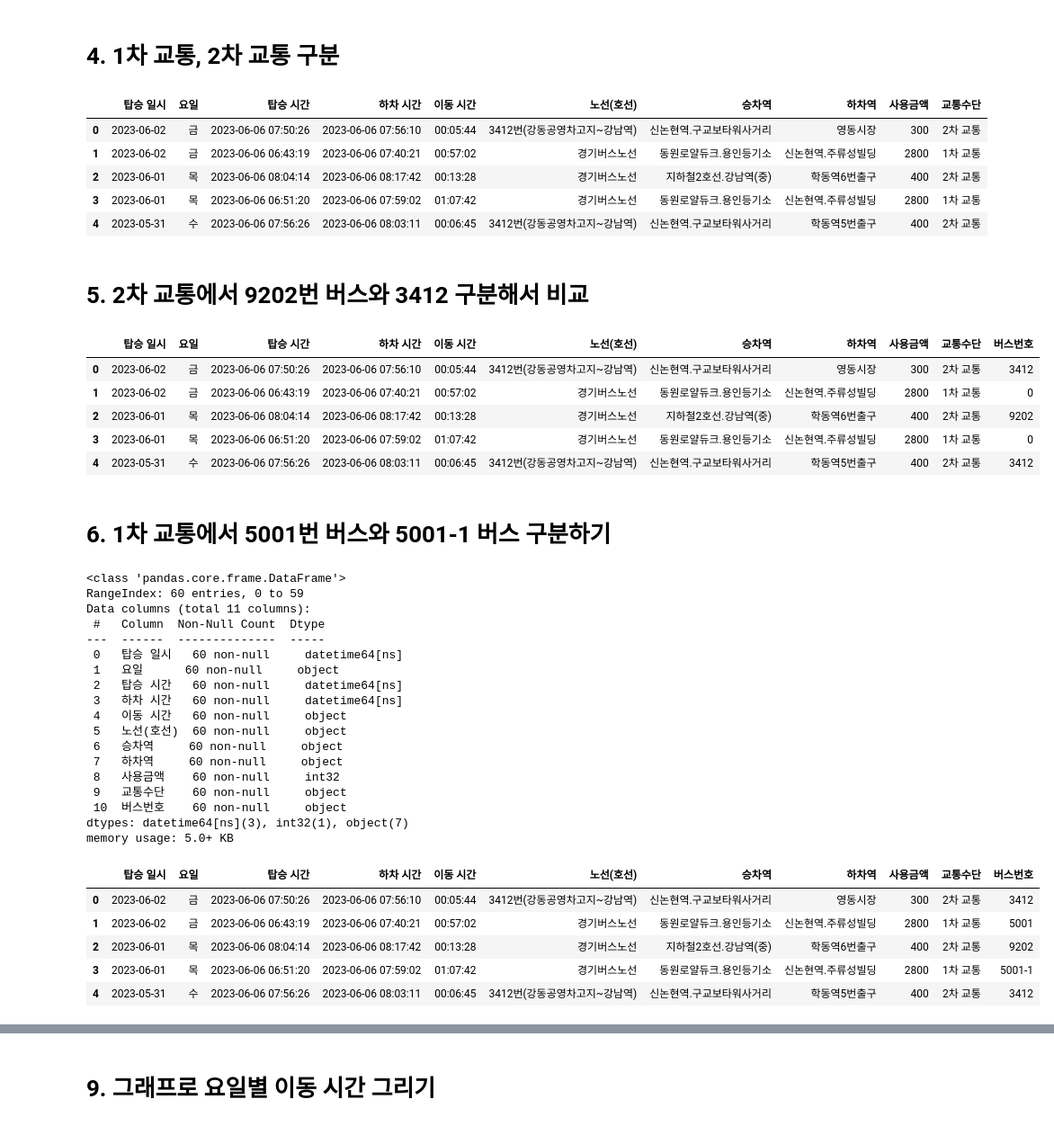
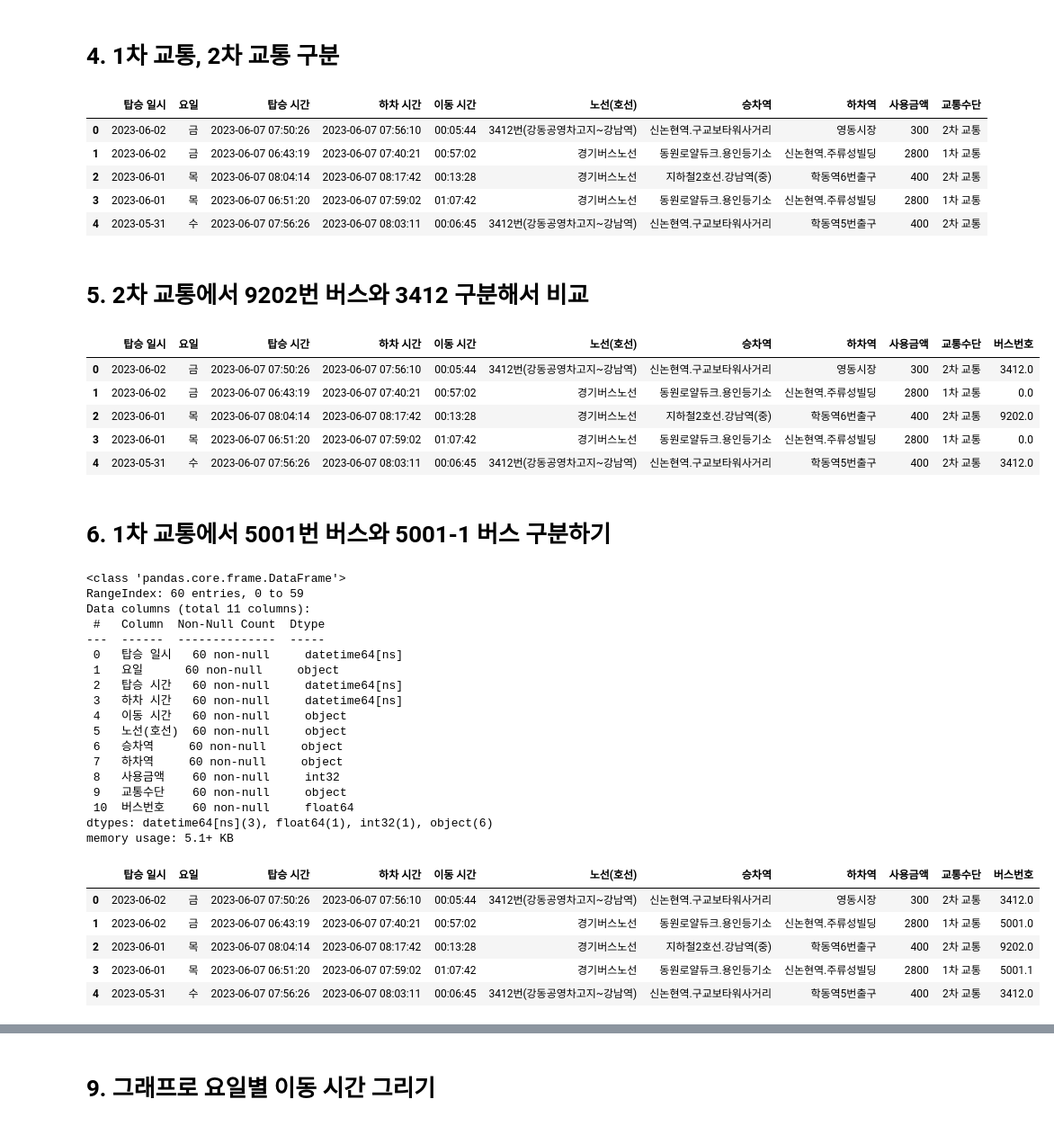
Before and after one commit to koreanbulbasaur/Project, a Jupyter notebook: one_project/first_sheet_example.ipynb, the cells around one changed output, grey strips where cells are left out. Shown at 90% size. Drawn from its saved outputs; the diff is of its cells as text; code cells hidden in the pictures.

```diff
--- a/one_project/first_sheet_example.ipynb
+++ b/one_project/first_sheet_example.ipynb
@@ -1,7 +1,7 @@
 # %%
 import pandas as pd
 
-df = pd.read_excel('./test_test.xlsx')
+df = pd.read_excel('../test_test.xlsx')
 df.head()
 # %% [output]
 |  | 탑승 일시 | 탑승 시간 | 교통수단 | 사용처 | 사용금액 | 사용후잔액 | 승차역 | 하차역 | 하차일시 | 하차 시간 | 노선(호선) | ... |
@@ -127,27 +127,30 @@ df['교통수단'] = df['사용금액'].apply(lambda x: '1차 교통' if x >= 20
 df.head()
 # %% [output]
 |  | 탑승 일시 | 요일 | 탑승 시간 | 하차 시간 | 이동 시간 | 노선(호선) | 승차역 | 하차역 | 사용금액 | 교통수단 |
-| 0 | 2023-06-02 | 금 | 2023-06-06 07:50:26 | 2023-06-06 07:56:10 | 00:05:44 | 3412번(강동공영차고지~강남역) | 신논현역.구교보타워사거리 | 영동시장 | 300 | 2차 교통 |
-| 1 | 2023-06-02 | 금 | 2023-06-06 06:43:19 | 2023-06-06 07:40:21 | 00:57:02 | 경기버스노선 | 동원로얄듀크.용인등기소 | 신논현역.주류성빌딩 | 2800 | 1차 교통 |
-| 2 | 2023-06-01 | 목 | 2023-06-06 08:04:14 | 2023-06-06 08:17:42 | 00:13:28 | 경기버스노선 | 지하철2호선.강남역(중) | 학동역6번출구 | 400 | 2차 교통 |
-| 3 | 2023-06-01 | 목 | 2023-06-06 06:51:20 | 2023-06-06 07:59:02 | 01:07:42 | 경기버스노선 | 동원로얄듀크.용인등기소 | 신논현역.주류성빌딩 | 2800 | 1차 교통 |
-| 4 | 2023-05-31 | 수 | 2023-06-06 07:56:26 | 2023-06-06 08:03:11 | 00:06:45 | 3412번(강동공영차고지~강남역) | 신논현역.구교보타워사거리 | 학동역5번출구 | 400 | 2차 교통 |
+| 0 | 2023-06-02 | 금 | 2023-06-07 07:50:26 | 2023-06-07 07:56:10 | 00:05:44 | 3412번(강동공영차고지~강남역) | 신논현역.구교보타워사거리 | 영동시장 | 300 | 2차 교통 |
+| 1 | 2023-06-02 | 금 | 2023-06-07 06:43:19 | 2023-06-07 07:40:21 | 00:57:02 | 경기버스노선 | 동원로얄듀크.용인등기소 | 신논현역.주류성빌딩 | 2800 | 1차 교통 |
+| 2 | 2023-06-01 | 목 | 2023-06-07 08:04:14 | 2023-06-07 08:17:42 | 00:13:28 | 경기버스노선 | 지하철2호선.강남역(중) | 학동역6번출구 | 400 | 2차 교통 |
+| 3 | 2023-06-01 | 목 | 2023-06-07 06:51:20 | 2023-06-07 07:59:02 | 01:07:42 | 경기버스노선 | 동원로얄듀크.용인등기소 | 신논현역.주류성빌딩 | 2800 | 1차 교통 |
+| 4 | 2023-05-31 | 수 | 2023-06-07 07:56:26 | 2023-06-07 08:03:11 | 00:06:45 | 3412번(강동공영차고지~강남역) | 신논현역.구교보타워사거리 | 학동역5번출구 | 400 | 2차 교통 |
 # %% [markdown]
 # 5. 2차 교통에서 9202번 버스와 3412 구분해서 비교
 # %%
 # '버스번호' 값 변경
-df.loc[(df['교통수단'] == '2차 교통') & (df['노선(호선)'].str.contains('3412', na=False)), '버스번호'] = '3412'
-df.loc[(df['교통수단'] == '2차 교통') & (~df['노선(호선)'].str.contains('3412', na=False)), '버스번호'] = '9202'
+df.loc[(df['교통수단'] == '2차 교통') & (df['노선(호선)'].str.contains('3412', na=False)), '버스번호'] = 3412
+df.loc[(df['교통수단'] == '2차 교통') & (~df['노선(호선)'].str.contains('3412', na=False)), '버스번호'] = 9202
 df['버스번호'].fillna('0', inplace=True)  # 빈 값인 경우 0으로 채우기
 
+# '버스번호' 열의 값이 3412.0인 경우를 3412로 변경합니다
+df['버스번호'] = df['버스번호'].astype(float)
+
 df.head()
 # %% [output]
 |  | 탑승 일시 | 요일 | 탑승 시간 | 하차 시간 | 이동 시간 | 노선(호선) | 승차역 | 하차역 | 사용금액 | 교통수단 | 버스번호 |
-| 0 | 2023-06-02 | 금 | 2023-06-06 07:50:26 | 2023-06-06 07:56:10 | 00:05:44 | 3412번(강동공영차고지~강남역) | 신논현역.구교보타워사거리 | 영동시장 | 300 | 2차 교통 | 3412 |
-| 1 | 2023-06-02 | 금 | 2023-06-06 06:43:19 | 2023-06-06 07:40:21 | 00:57:02 | 경기버스노선 | 동원로얄듀크.용인등기소 | 신논현역.주류성빌딩 | 2800 | 1차 교통 | 0 |
-| 2 | 2023-06-01 | 목 | 2023-06-06 08:04:14 | 2023-06-06 08:17:42 | 00:13:28 | 경기버스노선 | 지하철2호선.강남역(중) | 학동역6번출구 | 400 | 2차 교통 | 9202 |
-| 3 | 2023-06-01 | 목 | 2023-06-06 06:51:20 | 2023-06-06 07:59:02 | 01:07:42 | 경기버스노선 | 동원로얄듀크.용인등기소 | 신논현역.주류성빌딩 | 2800 | 1차 교통 | 0 |
-| 4 | 2023-05-31 | 수 | 2023-06-06 07:56:26 | 2023-06-06 08:03:11 | 00:06:45 | 3412번(강동공영차고지~강남역) | 신논현역.구교보타워사거리 | 학동역5번출구 | 400 | 2차 교통 | 3412 |
+| 0 | 2023-06-02 | 금 | 2023-06-07 07:50:26 | 2023-06-07 07:56:10 | 00:05:44 | 3412번(강동공영차고지~강남역) | 신논현역.구교보타워사거리 | 영동시장 | 300 | 2차 교통 | 3412.0 |
+| 1 | 2023-06-02 | 금 | 2023-06-07 06:43:19 | 2023-06-07 07:40:21 | 00:57:02 | 경기버스노선 | 동원로얄듀크.용인등기소 | 신논현역.주류성빌딩 | 2800 | 1차 교통 | 0.0 |
+| 2 | 2023-06-01 | 목 | 2023-06-07 08:04:14 | 2023-06-07 08:17:42 | 00:13:28 | 경기버스노선 | 지하철2호선.강남역(중) | 학동역6번출구 | 400 | 2차 교통 | 9202.0 |
+| 3 | 2023-06-01 | 목 | 2023-06-07 06:51:20 | 2023-06-07 07:59:02 | 01:07:42 | 경기버스노선 | 동원로얄듀크.용인등기소 | 신논현역.주류성빌딩 | 2800 | 1차 교통 | 0.0 |
+| 4 | 2023-05-31 | 수 | 2023-06-07 07:56:26 | 2023-06-07 08:03:11 | 00:06:45 | 3412번(강동공영차고지~강남역) | 신논현역.구교보타워사거리 | 학동역5번출구 | 400 | 2차 교통 | 3412.0 |
 # %% [markdown]
 # 6. 1차 교통에서 5001번 버스와 5001-1 버스 구분하기
 # %%
@@ -168,32 +171,32 @@ Data columns (total 11 columns):
  7   하차역     60 non-null     object
  8   사용금액    60 non-null     int32
  9   교통수단    60 non-null     object
- 10  버스번호    60 non-null     object
-dtypes: datetime64[ns](3), int32(1), object(7)
-memory usage: 5.0+ KB
+ 10  버스번호    60 non-null     float64
+dtypes: datetime64[ns](3), float64(1), int32(1), object(6)
+memory usage: 5.1+ KB
 # %%
 from sklearn.cluster import KMeans
 
 # '이동시간' 열을 시간(분)으로 변환
 df['이동시간(분)'] = df['이동 시간'].str.split(':').apply(lambda x: int(x[0]) * 60 + int(x[1]))
 
 # '버스번호' 값 변경 및 비지도 학습을 위한 클러스터링
-df.loc[df['교통수단'] == '1차 교통', '버스번호'] = '5001'
+df.loc[df['교통수단'] == '1차 교통', '버스번호'] = 5001
 X = df[df['교통수단'] == '1차 교통'][['이동시간(분)']]
 kmeans = KMeans(n_clusters=2, random_state=0).fit(X)
 labels = kmeans.labels_
-df.loc[df['교통수단'] == '1차 교통', '버스번호'] = ['5001' if label == 0 else '5001-1' for label in labels]
+df.loc[df['교통수단'] == '1차 교통', '버스번호'] = [5001 if label == 0 else 5001.1 for label in labels]
 
 df = df.drop('이동시간(분)', axis=1)
 
 df.head()
 # %% [output]
 |  | 탑승 일시 | 요일 | 탑승 시간 | 하차 시간 | 이동 시간 | 노선(호선) | 승차역 | 하차역 | 사용금액 | 교통수단 | 버스번호 |
-| 0 | 2023-06-02 | 금 | 2023-06-06 07:50:26 | 2023-06-06 07:56:10 | 00:05:44 | 3412번(강동공영차고지~강남역) | 신논현역.구교보타워사거리 | 영동시장 | 300 | 2차 교통 | 3412 |
-| 1 | 2023-06-02 | 금 | 2023-06-06 06:43:19 | 2023-06-06 07:40:21 | 00:57:02 | 경기버스노선 | 동원로얄듀크.용인등기소 | 신논현역.주류성빌딩 | 2800 | 1차 교통 | 5001 |
-| 2 | 2023-06-01 | 목 | 2023-06-06 08:04:14 | 2023-06-06 08:17:42 | 00:13:28 | 경기버스노선 | 지하철2호선.강남역(중) | 학동역6번출구 | 400 | 2차 교통 | 9202 |
-| 3 | 2023-06-01 | 목 | 2023-06-06 06:51:20 | 2023-06-06 07:59:02 | 01:07:42 | 경기버스노선 | 동원로얄듀크.용인등기소 | 신논현역.주류성빌딩 | 2800 | 1차 교통 | 5001-1 |
-| 4 | 2023-05-31 | 수 | 2023-06-06 07:56:26 | 2023-06-06 08:03:11 | 00:06:45 | 3412번(강동공영차고지~강남역) | 신논현역.구교보타워사거리 | 학동역5번출구 | 400 | 2차 교통 | 3412 |
+| 0 | 2023-06-02 | 금 | 2023-06-07 07:50:26 | 2023-06-07 07:56:10 | 00:05:44 | 3412번(강동공영차고지~강남역) | 신논현역.구교보타워사거리 | 영동시장 | 300 | 2차 교통 | 3412.0 |
+| 1 | 2023-06-02 | 금 | 2023-06-07 06:43:19 | 2023-06-07 07:40:21 | 00:57:02 | 경기버스노선 | 동원로얄듀크.용인등기소 | 신논현역.주류성빌딩 | 2800 | 1차 교통 | 5001.0 |
+| 2 | 2023-06-01 | 목 | 2023-06-07 08:04:14 | 2023-06-07 08:17:42 | 00:13:28 | 경기버스노선 | 지하철2호선.강남역(중) | 학동역6번출구 | 400 | 2차 교통 | 9202.0 |
+| 3 | 2023-06-01 | 목 | 2023-06-07 06:51:20 | 2023-06-07 07:59:02 | 01:07:42 | 경기버스노선 | 동원로얄듀크.용인등기소 | 신논현역.주류성빌딩 | 2800 | 1차 교통 | 5001.1 |
+| 4 | 2023-05-31 | 수 | 2023-06-07 07:56:26 | 2023-06-07 08:03:11 | 00:06:45 | 3412번(강동공영차고지~강남역) | 신논현역.구교보타워사거리 | 학동역5번출구 | 400 | 2차 교통 | 3412.0 |
 # %%
 import matplotlib.pyplot as plt
 import matplotlib
```
Also changed, not shown: parts of 33 cells of this notebook, 5 other files.
